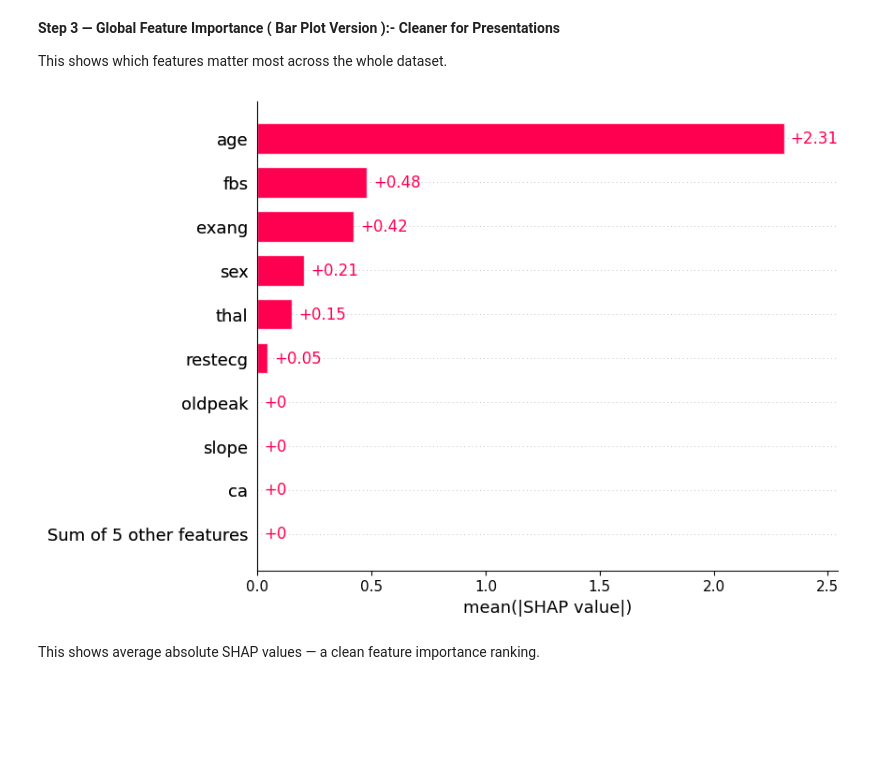
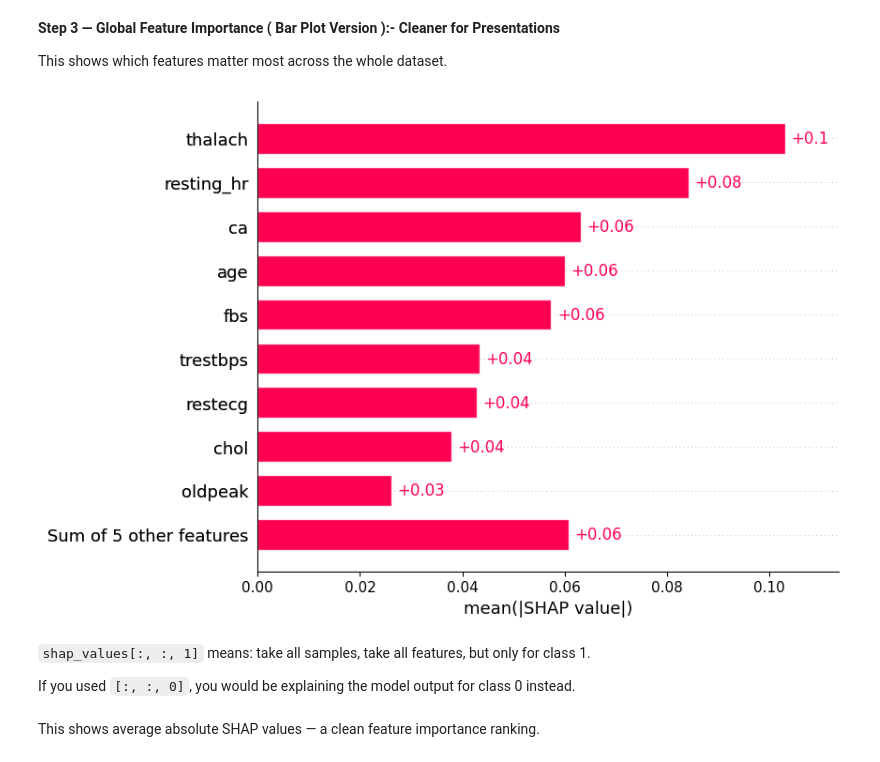
Before and after one commit to epythonlab2/AI_4_health, a Jupyter notebook: module_2_model_deployment_interpretability.ipynb, the cells around one changed output. Saved outputs shown, nothing was run; the diff lists cells and outputs as text; code cells hidden in the pictures; blank space fills up the shorter version.

```diff
--- a/module_2_model_deployment_interpretability.ipynb
+++ b/module_2_model_deployment_interpretability.ipynb
@@ -361,5 +342,6 @@ Requirement already satisfied: six>=1.5 in /usr/local/lib/python3.12/dist-packag
 **Step 2 — Create SHAP Explainer**
 # %%
 import shap
-explainer = shap.Explainer(model, X_test)
-shap_values = explainer(X_test)
+#shap.initjs()
+explainer = shap.Explainer(model)
+shap_values = explainer(X_train)
@@ -386,15 +350,3 @@ array([[-3.74711318, -0.2850109 ,  0.        , ..., -0.06405731,
-# %%
-import xgboost
-
-import shap
-
-# train XGBoost model
-X, y = shap.datasets.adult(n_points=2000)
-model = xgboost.XGBClassifier().fit(X, y)
-
-# compute SHAP values
-explainer = shap.Explainer(model, X)
-shap_values = explainer(X)
 # %% [markdown]
 **Step 3 — Global Feature Importance ( Bar Plot Version ):- Cleaner for Presentations**
 
@@ -402,9 +354,14 @@ shap_values = explainer(X)
 This shows which features matter most across the whole dataset.
 # %%
 # bar plot
-shap.plots.bar(shap_values)
+shap.plots.bar(shap_values[:,:,1])
 # %% [output]
-[figure, old version]
+[figure, new version]
+# %% [markdown]
+`shap_values[:, :, 1]` means: take all samples, take all features, but only for
+class 1.
+
+If you used `[:, :, 0]`, you would be explaining the model output for class 0 instead.
 # %% [markdown]
 This shows average absolute SHAP values — a clean feature importance ranking.
 # %% [markdown]
```
Also changed, not shown: parts of 14 cells of this notebook.
